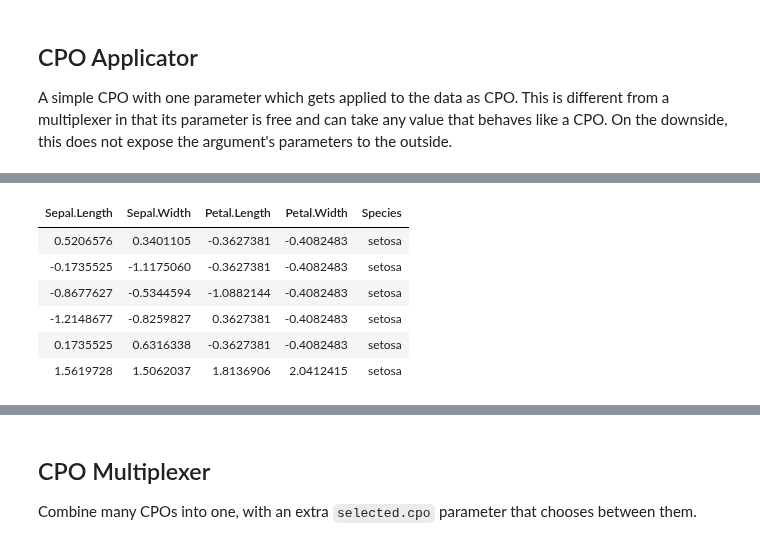
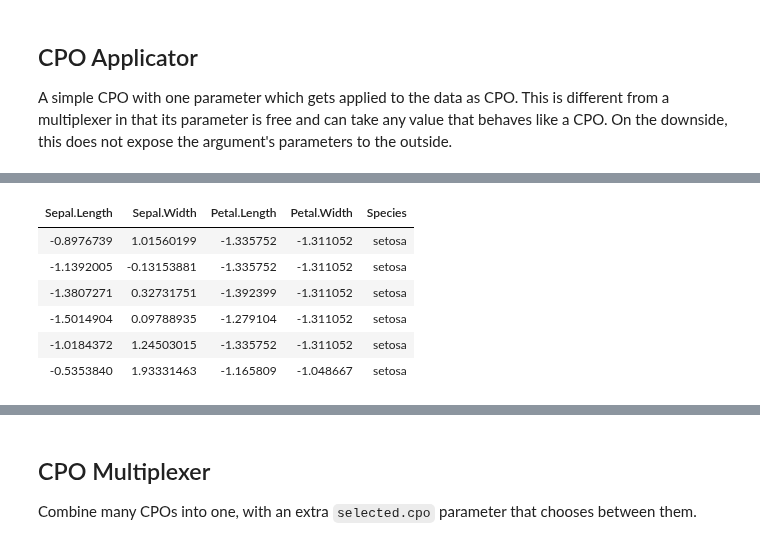
Before and after one commit to mlr-org/mlrCPO, a Jupyter notebook: todo-files/CPO Vignette.ipynb, the cells around one changed output, grey strips where cells are left out. Saved outputs shown, nothing was run; the diff lists cells and outputs as text; code cells hidden in the pictures.

```diff
--- a/todo-files/CPO Vignette.ipynb
+++ b/todo-files/CPO Vignette.ipynb
@@ -548,3 +559,3 @@ cpo untyped   -   -      -   -    TRUE     -
 # %%
-head(iris) %>>% setHyperPars(cpa, cpo = cpoScale())
+head(iris %>>% setHyperPars(cpa, apply.cpo = cpoScale()))
 # %% [output]
@@ -553,8 +562,8 @@ Warning message in makeTask(type, data, weights, blocking, fixup.data = fixup.da
 | Sepal.Length | Sepal.Width | Petal.Length | Petal.Width | Species |
-| 0.5206576 | 0.3401105 | -0.3627381 | -0.4082483 | setosa |
-| -0.1735525 | -1.1175060 | -0.3627381 | -0.4082483 | setosa |
-| -0.8677627 | -0.5344594 | -1.0882144 | -0.4082483 | setosa |
-| -1.2148677 | -0.8259827 | 0.3627381 | -0.4082483 | setosa |
-| 0.1735525 | 0.6316338 | -0.3627381 | -0.4082483 | setosa |
-| 1.5619728 | 1.5062037 | 1.8136906 | 2.0412415 | setosa |
+| -0.8976739 | 1.01560199 | -1.335752 | -1.311052 | setosa |
+| -1.1392005 | -0.13153881 | -1.335752 | -1.311052 | setosa |
+| -1.3807271 | 0.32731751 | -1.392399 | -1.311052 | setosa |
+| -1.5014904 | 0.09788935 | -1.279104 | -1.311052 | setosa |
+| -1.0184372 | 1.24503015 | -1.335752 | -1.311052 | setosa |
+| -0.5353840 | 1.93331463 | -1.165809 | -1.048667 | setosa |
 # %%
```
Also changed, not shown: parts of 88 cells of this notebook.
